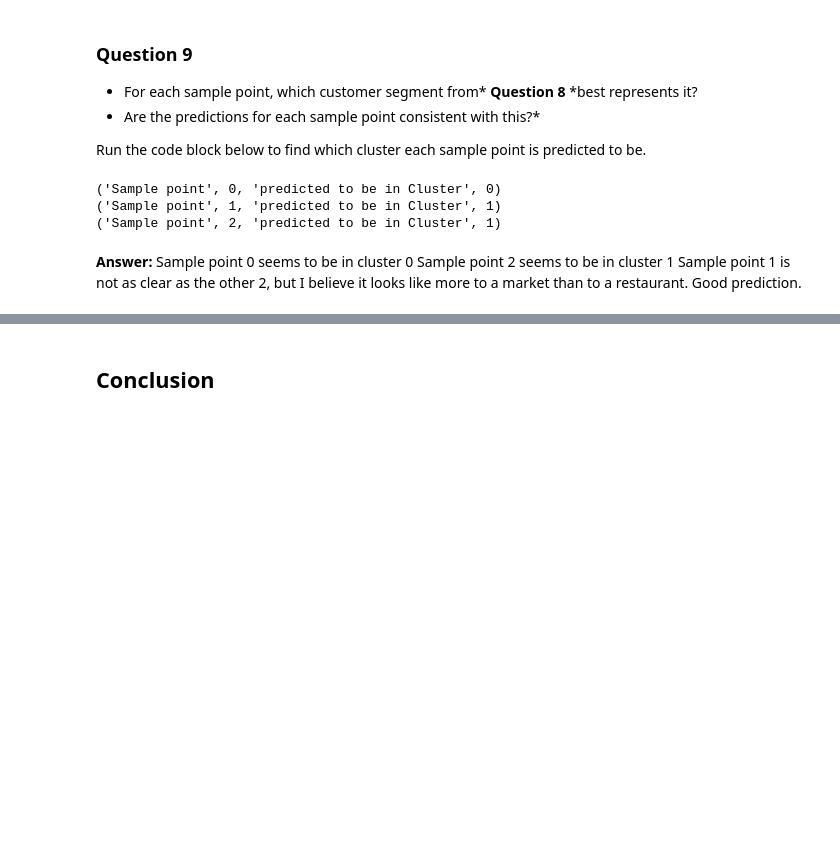
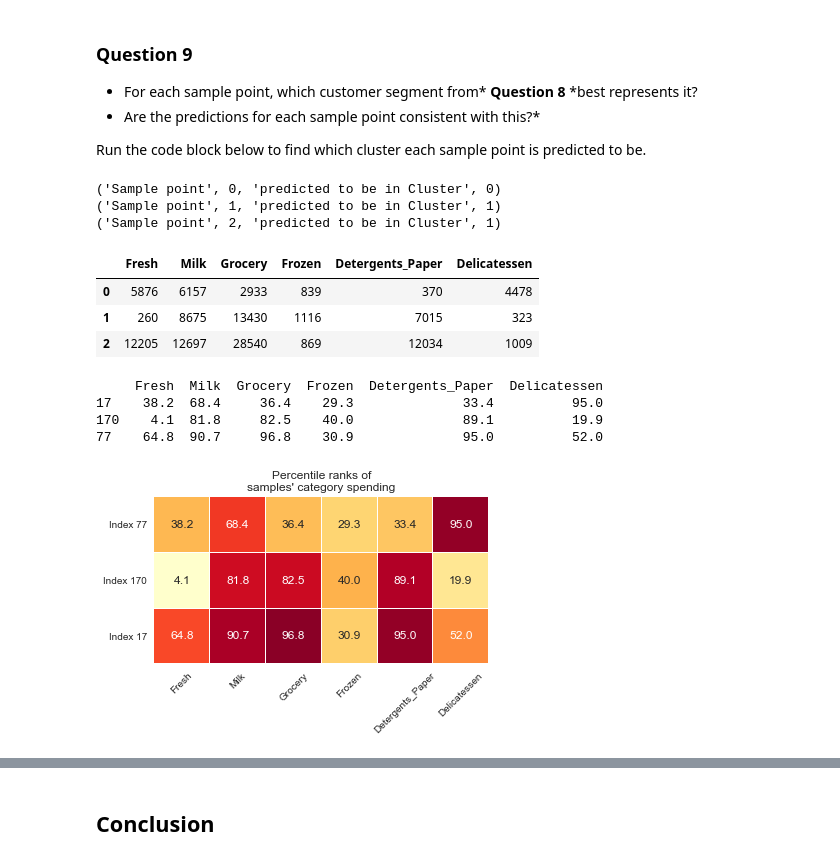
Before and after one commit to leogold/machine-learning, a Jupyter notebook: projects/customer_segments/customer_segments.ipynb, the cells around one changed output, grey strips where cells are left out. Saved outputs shown, nothing was run; the diff lists cells and outputs as text; code cells hidden in the pictures; blank space fills up the shorter version.

```diff
--- a/projects/customer_segments/customer_segments.ipynb
+++ b/projects/customer_segments/customer_segments.ipynb
@@ -568,16 +618,32 @@ Segment 0 looks to be a restaurant or a small makert focused on fresh. The Segme
 * Are the predictions for each sample point consistent with this?*
 
 Run the code block below to find which cluster each sample point is predicted to be.
-# %%
-# Display the predictions
-for i, pred in enumerate(sample_preds):
-    print("Sample point", i, "predicted to be in Cluster", pred)
-# %% [output]
-('Sample point', 0, 'predicted to be in Cluster', 0)
-('Sample point', 1, 'predicted to be in Cluster', 1)
-('Sample point', 2, 'predicted to be in Cluster', 1)
-# %% [markdown]
-**Answer:**
-Sample point 0 seems to be in cluster 0
-Sample point 2 seems to be in cluster 1
-Sample point 1 is not as clear as the other 2, but I believe it looks like more to a market than to a restaurant. Good prediction.
+# %%
+# Display the predictions
+for i, pred in enumerate(sample_preds):
+    print("Sample point", i, "predicted to be in Cluster", pred)
+display(samples)
+
+# look at percentile ranks
+pcts = 100. * data.rank(axis=0, pct=True).iloc[indices].round(decimals=3)
+print "\n", pcts
+
+# visualize percentiles with heatmap -
+import matplotlib.pyplot as plt
+sns.heatmap(pcts, annot=True, linewidth=.1, vmax=99, fmt='.1f', cmap='YlOrRd', square=True, cbar=False)
+plt.yticks([2.5,1.5,.5], ['Index '+str(x) for x in indices], rotation='horizontal')
+plt.xticks(rotation=45, ha='center')
+plt.title('Percentile ranks of\nsamples\' category spending');
+# %% [output]
+('Sample point', 0, 'predicted to be in Cluster', 0)
+('Sample point', 1, 'predicted to be in Cluster', 1)
+('Sample point', 2, 'predicted to be in Cluster', 1)
+|  | Fresh | Milk | Grocery | Frozen | Detergents_Paper | Delicatessen |
+| 0 | 5876 | 6157 | 2933 | 839 | 370 | 4478 |
+| 1 | 260 | 8675 | 13430 | 1116 | 7015 | 323 |
+| 2 | 12205 | 12697 | 28540 | 869 | 12034 | 1009 |
+     Fresh  Milk  Grocery  Frozen  Detergents_Paper  Delicatessen
+17    38.2  68.4     36.4    29.3              33.4          95.0
+170    4.1  81.8     82.5    40.0              89.1          19.9
+77    64.8  90.7     96.8    30.9              95.0          52.0
+[figure, added]
```
Also changed, not shown: parts of 17 cells of this notebook, 1 other file.
